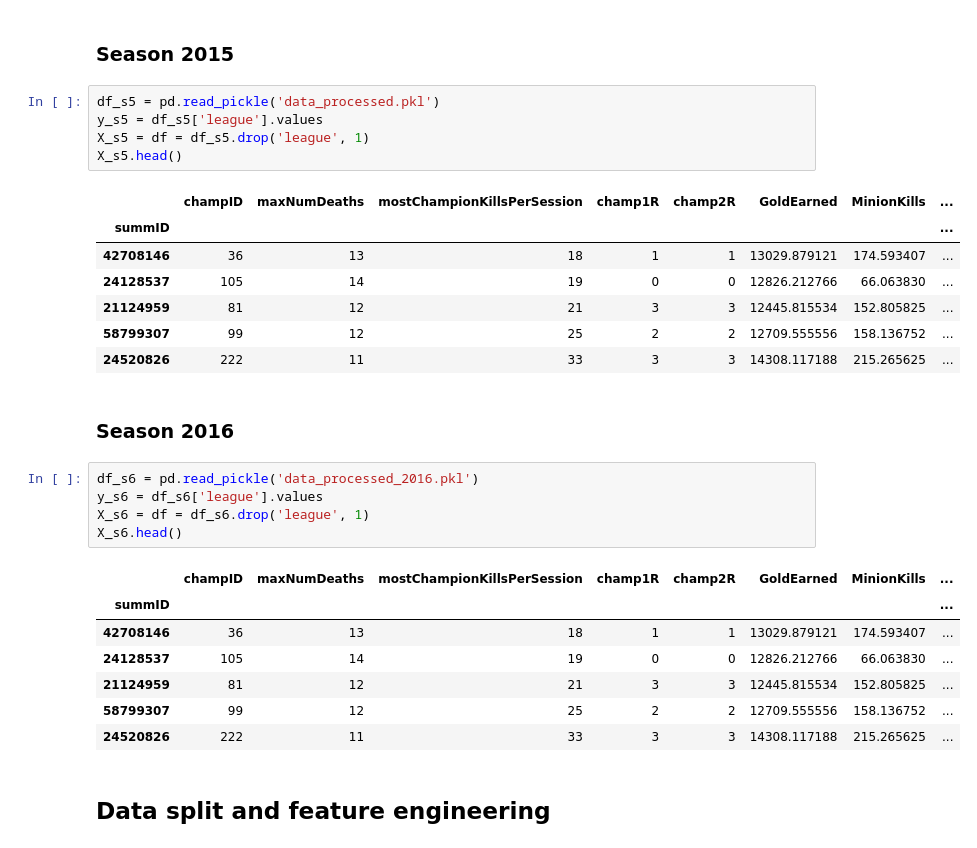
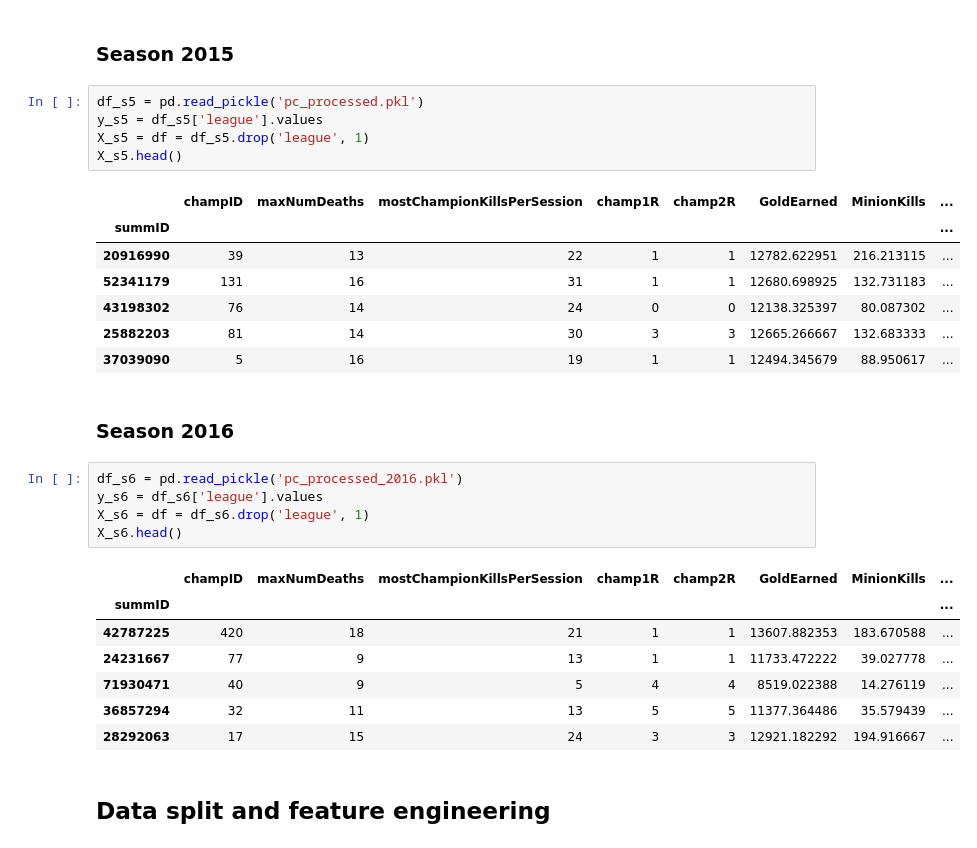
Before and after one commit to dmartr/ADA-Project, a Jupyter notebook: Machine Learning Notebook.ipynb, the cells around one changed output. Cells and saved outputs as stored; diff of their text form.

```diff
--- a/Machine Learning Notebook.ipynb
+++ b/Machine Learning Notebook.ipynb
@@ -37,33 +37,33 @@ The aim of the project is to predict the elos for the season 2016 training a mod
 # %% [markdown]
 ### Season 2015
 # %%
-df_s5 = pd.read_pickle('data_processed.pkl')
+df_s5 = pd.read_pickle('pc_processed.pkl')
 y_s5 = df_s5['league'].values
 X_s5 = df = df_s5.drop('league', 1)
 X_s5.head()
 # %% [output]
 |  | champID | maxNumDeaths | mostChampionKillsPerSession | champ1R | champ2R | GoldEarned | MinionKills | ... |
 | summID |  |  |  |  |  |  |  | ... |
-| 42708146 | 36 | 13 | 18 | 1 | 1 | 13029.879121 | 174.593407 | ... |
-| 24128537 | 105 | 14 | 19 | 0 | 0 | 12826.212766 | 66.063830 | ... |
-| 21124959 | 81 | 12 | 21 | 3 | 3 | 12445.815534 | 152.805825 | ... |
-| 58799307 | 99 | 12 | 25 | 2 | 2 | 12709.555556 | 158.136752 | ... |
-| 24520826 | 222 | 11 | 33 | 3 | 3 | 14308.117188 | 215.265625 | ... |
+| 20916990 | 39 | 13 | 22 | 1 | 1 | 12782.622951 | 216.213115 | ... |
+| 52341179 | 131 | 16 | 31 | 1 | 1 | 12680.698925 | 132.731183 | ... |
+| 43198302 | 76 | 14 | 24 | 0 | 0 | 12138.325397 | 80.087302 | ... |
+| 25882203 | 81 | 14 | 30 | 3 | 3 | 12665.266667 | 132.683333 | ... |
+| 37039090 | 5 | 16 | 19 | 1 | 1 | 12494.345679 | 88.950617 | ... |
 # %% [markdown]
 ### Season 2016
 # %%
-df_s6 = pd.read_pickle('data_processed_2016.pkl')
+df_s6 = pd.read_pickle('pc_processed_2016.pkl')
 y_s6 = df_s6['league'].values
 X_s6 = df = df_s6.drop('league', 1)
 X_s6.head()
 # %% [output]
 |  | champID | maxNumDeaths | mostChampionKillsPerSession | champ1R | champ2R | GoldEarned | MinionKills | ... |
 | summID |  |  |  |  |  |  |  | ... |
-| 42708146 | 36 | 13 | 18 | 1 | 1 | 13029.879121 | 174.593407 | ... |
-| 24128537 | 105 | 14 | 19 | 0 | 0 | 12826.212766 | 66.063830 | ... |
-| 21124959 | 81 | 12 | 21 | 3 | 3 | 12445.815534 | 152.805825 | ... |
-| 58799307 | 99 | 12 | 25 | 2 | 2 | 12709.555556 | 158.136752 | ... |
-| 24520826 | 222 | 11 | 33 | 3 | 3 | 14308.117188 | 215.265625 | ... |
+| 42787225 | 420 | 18 | 21 | 1 | 1 | 13607.882353 | 183.670588 | ... |
+| 24231667 | 77 | 9 | 13 | 1 | 1 | 11733.472222 | 39.027778 | ... |
+| 71930471 | 40 | 9 | 5 | 4 | 4 | 8519.022388 | 14.276119 | ... |
+| 36857294 | 32 | 11 | 13 | 5 | 5 | 11377.364486 | 35.579439 | ... |
+| 28292063 | 17 | 15 | 24 | 3 | 3 | 12921.182292 | 194.916667 | ... |
 # %% [markdown]
 ## Data split and feature engineering
 # %% [markdown]
```
Also changed, not shown: parts of 8 cells of this notebook, 3 other files.
